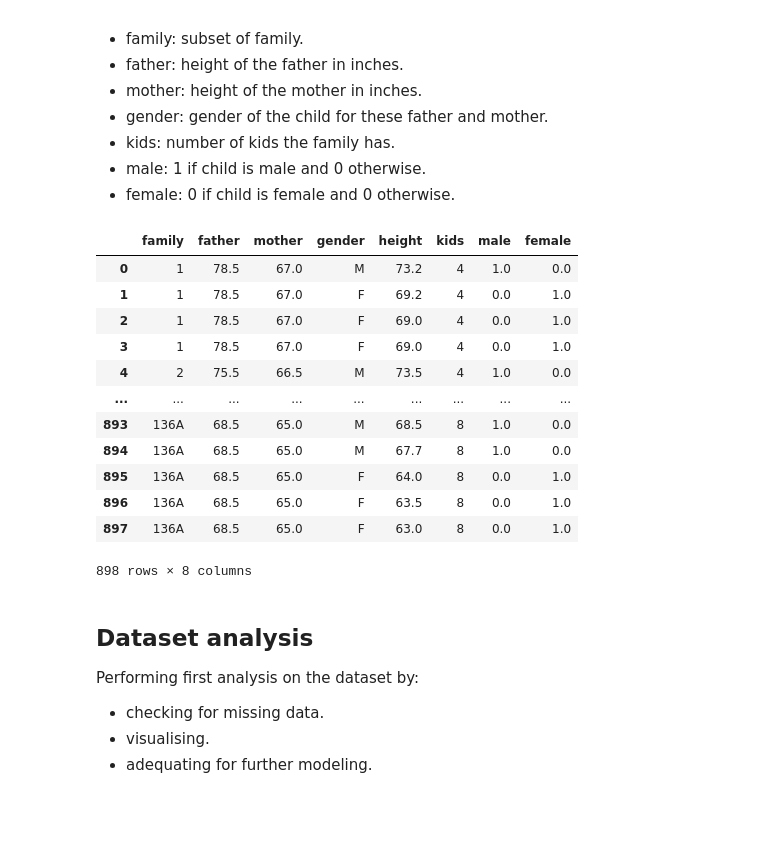
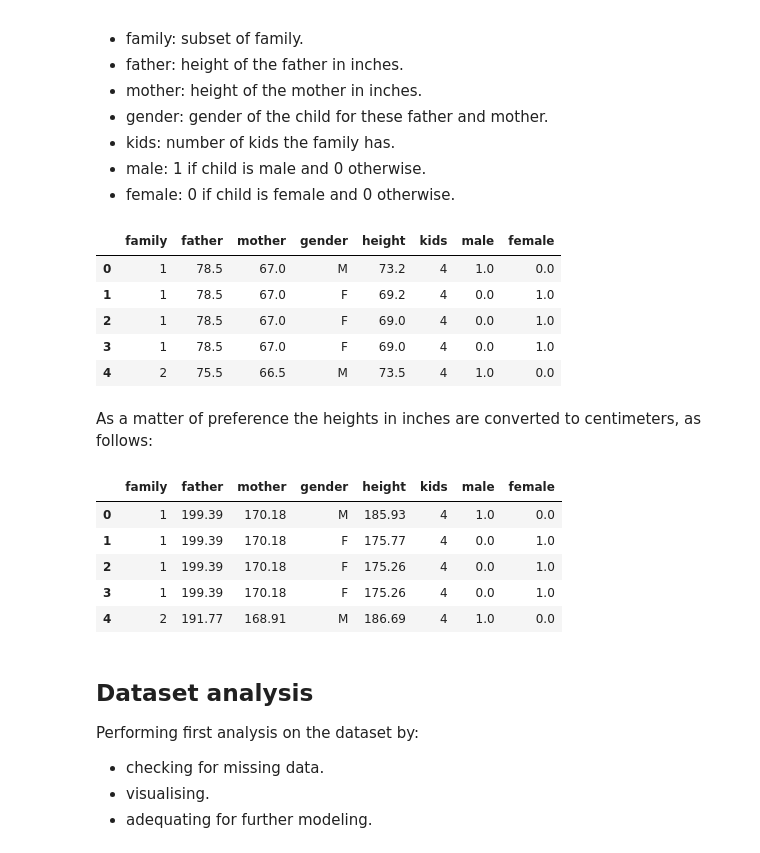
Before and after one commit to elisiojsj/Data-Science, a Jupyter notebook: Galton_Hereditary_Stature-analysis.ipynb, the cells around one changed output. Cells and saved outputs as stored; diff of their text form; code cells hidden in the pictures; blank space fills up the shorter version.

```diff
--- a/Galton_Hereditary_Stature-analysis.ipynb
+++ b/Galton_Hereditary_Stature-analysis.ipynb
@@ -25,21 +25,26 @@ import numpy as np
 # %%
 # load dataset
 df = pd.read_csv('data/galton-stata11.tab', sep='\t')
-df
+df.head()
 # %% [output]
 |  | family | father | mother | gender | height | kids | male | female |
 | 0 | 1 | 78.5 | 67.0 | M | 73.2 | 4 | 1.0 | 0.0 |
 | 1 | 1 | 78.5 | 67.0 | F | 69.2 | 4 | 0.0 | 1.0 |
 | 2 | 1 | 78.5 | 67.0 | F | 69.0 | 4 | 0.0 | 1.0 |
 | 3 | 1 | 78.5 | 67.0 | F | 69.0 | 4 | 0.0 | 1.0 |
 | 4 | 2 | 75.5 | 66.5 | M | 73.5 | 4 | 1.0 | 0.0 |
-| ... | ... | ... | ... | ... | ... | ... | ... | ... |
-| 893 | 136A | 68.5 | 65.0 | M | 68.5 | 8 | 1.0 | 0.0 |
-| 894 | 136A | 68.5 | 65.0 | M | 67.7 | 8 | 1.0 | 0.0 |
-| 895 | 136A | 68.5 | 65.0 | F | 64.0 | 8 | 0.0 | 1.0 |
-| 896 | 136A | 68.5 | 65.0 | F | 63.5 | 8 | 0.0 | 1.0 |
-| 897 | 136A | 68.5 | 65.0 | F | 63.0 | 8 | 0.0 | 1.0 |
-898 rows × 8 columns
+# %% [markdown]
+As a matter of preference the heights in inches are converted to centimeters, as follows:
+# %%
+df[['father', 'mother', 'height']] = df[['father', 'mother', 'height']].apply(lambda x: round(x/0.39370, 2))
+df.head()
+# %% [output]
+|  | family | father | mother | gender | height | kids | male | female |
+| 0 | 1 | 199.39 | 170.18 | M | 185.93 | 4 | 1.0 | 0.0 |
+| 1 | 1 | 199.39 | 170.18 | F | 175.77 | 4 | 0.0 | 1.0 |
+| 2 | 1 | 199.39 | 170.18 | F | 175.26 | 4 | 0.0 | 1.0 |
+| 3 | 1 | 199.39 | 170.18 | F | 175.26 | 4 | 0.0 | 1.0 |
+| 4 | 2 | 191.77 | 168.91 | M | 186.69 | 4 | 1.0 | 0.0 |
 # %% [markdown]
 ## Dataset analysis
 Performing first analysis on the dataset by:
```
Also changed, not shown: parts of 46 cells of this notebook.
